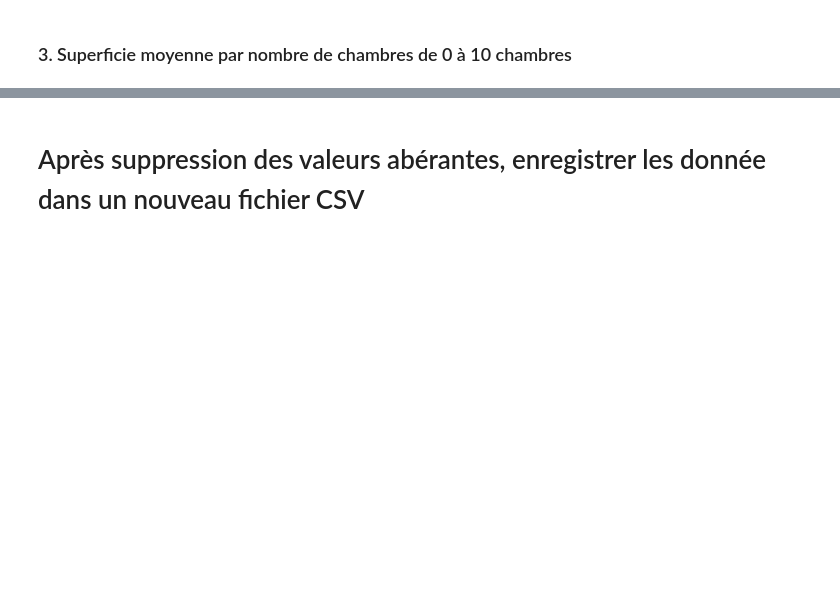
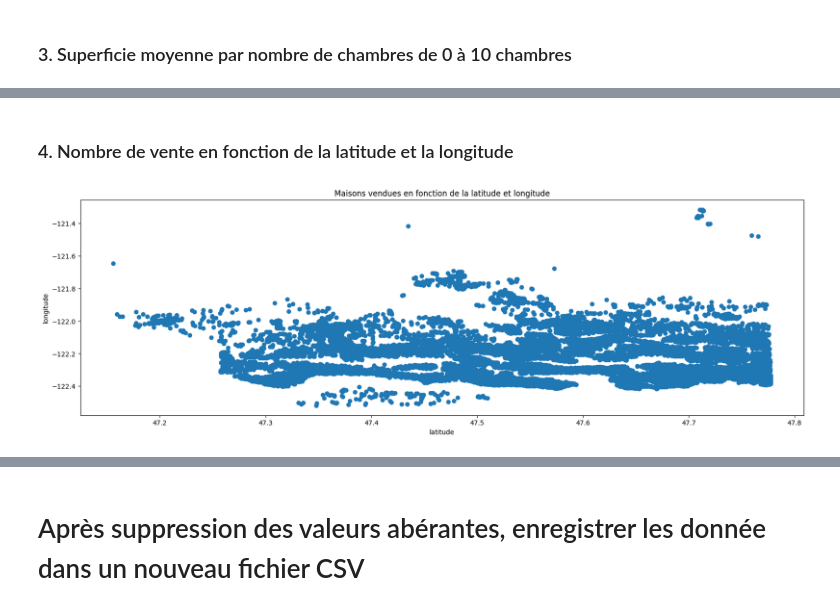
Before and after one commit to Yvette2023/prix_maison_partie_1, a Jupyter notebook: data_cleaning_analysis.ipynb, the cells around one changed output, grey strips where cells are left out. Drawn from its saved outputs; the diff is of its cells as text; code cells hidden in the pictures; blank space fills up the shorter version.

```diff
--- a/data_cleaning_analysis.ipynb
+++ b/data_cleaning_analysis.ipynb
@@ -420,0 +195,19 @@ NameError: name 'plot' is not defined
+# %% [markdown]
+### 4. Nombre de vente en fonction de la latitude et la longitude
+# %%
+# Créer un graphique à nuages pour afficher les données
+plt.figure(figsize=(20,6))
+
+# Créer un graphique de nuages en utilisant les données de longueur et de largeur de la pétale
+# sns.relplot(data=df,x='lat', y='long', hue='id')
+plt.scatter(df["lat"], df["long"])
+
+# Ajouter des étiquettes d'axe et un titre
+plt.xlabel('latitude')
+plt.ylabel('longitude')
+plt.title('Maisons vendues en fonction de la latitude et longitude')
+
+# Afficher le graphique
+plt.show()
+# %% [output]
+[figure, added]
```
Also changed, not shown: parts of 50 cells of this notebook, 7 other files.
